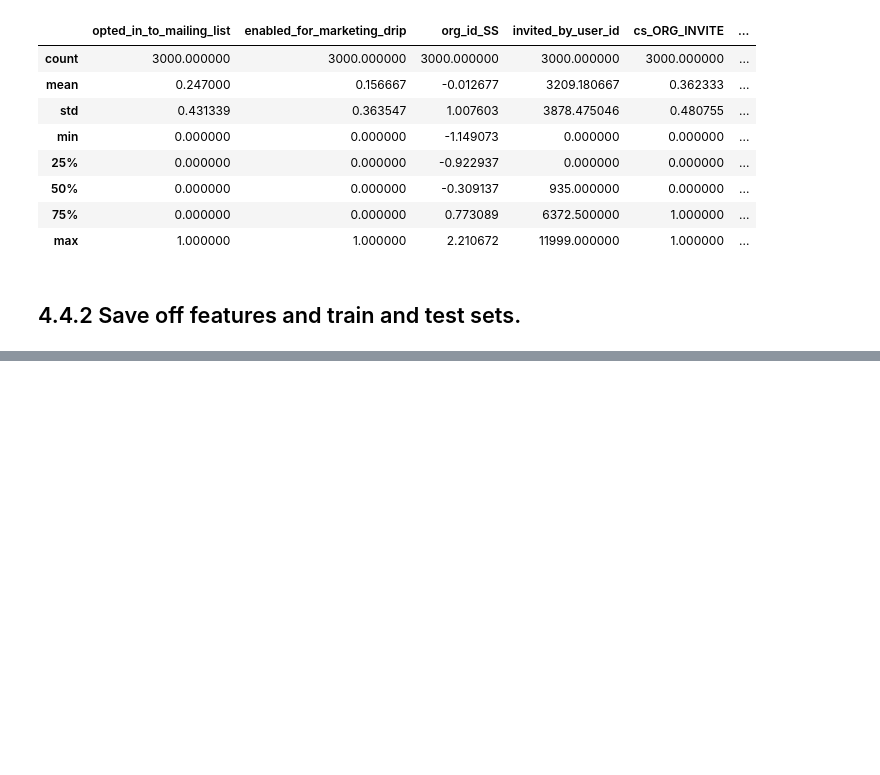
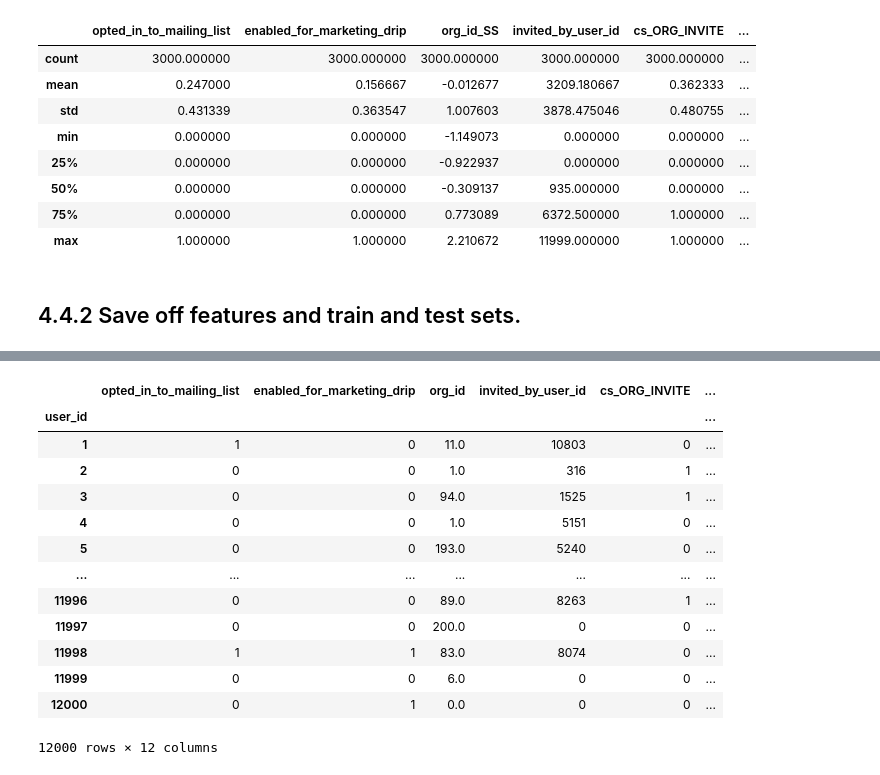
Before and after one commit to BradDoty/SpringboardDataScience, a Jupyter notebook: RelaxTakeHome/relax_challenge/Relax User Adoption Study.ipynb, the cells around one changed output, grey strips where cells are left out. Cells and saved outputs as stored; diff of their text form; code cells hidden in the pictures; blank space fills up the shorter version.

```diff
--- a/RelaxTakeHome/relax_challenge/Relax User Adoption Study.ipynb
+++ b/RelaxTakeHome/relax_challenge/Relax User Adoption Study.ipynb
@@ -871,0 +931,17 @@ Xs_test.to_csv('./Xs_test.csv')
+# %%
+get_config('X')
+# %% [output]
+|  | opted_in_to_mailing_list | enabled_for_marketing_drip | org_id | invited_by_user_id | cs_ORG_INVITE | ... |
+| user_id |  |  |  |  |  | ... |
+| 1 | 1 | 0 | 11.0 | 10803 | 0 | ... |
+| 2 | 0 | 0 | 1.0 | 316 | 1 | ... |
+| 3 | 0 | 0 | 94.0 | 1525 | 1 | ... |
+| 4 | 0 | 0 | 1.0 | 5151 | 0 | ... |
+| 5 | 0 | 0 | 193.0 | 5240 | 0 | ... |
+| ... | ... | ... | ... | ... | ... | ... |
+| 11996 | 0 | 0 | 89.0 | 8263 | 1 | ... |
+| 11997 | 0 | 0 | 200.0 | 0 | 0 | ... |
+| 11998 | 1 | 1 | 83.0 | 8074 | 0 | ... |
+| 11999 | 0 | 0 | 6.0 | 0 | 0 | ... |
+| 12000 | 0 | 1 | 0.0 | 0 | 0 | ... |
+12000 rows × 12 columns
```
Also changed, not shown: parts of 24 cells of this notebook, 5 other files.
